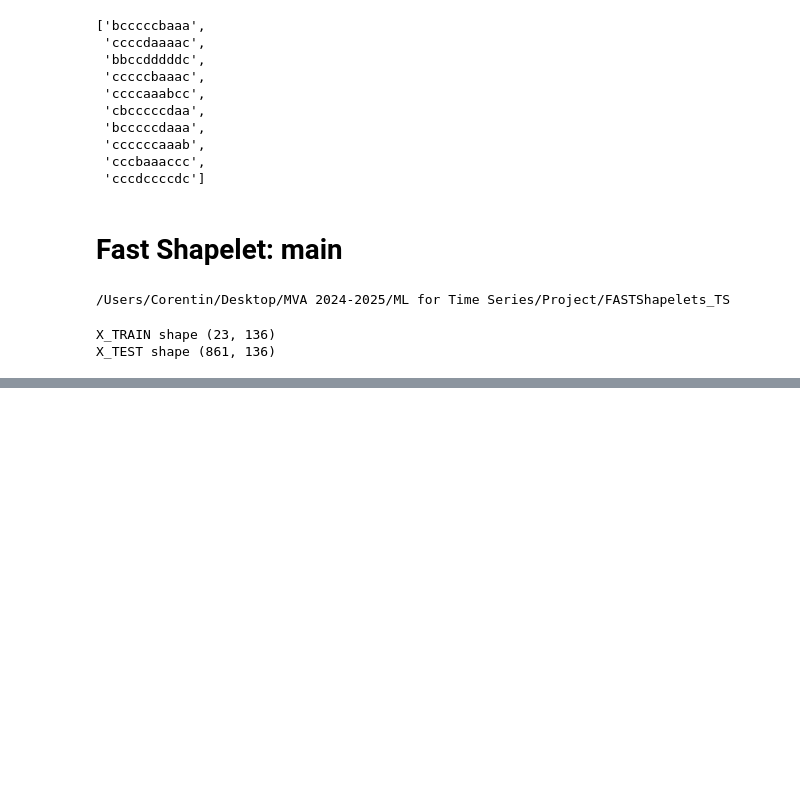
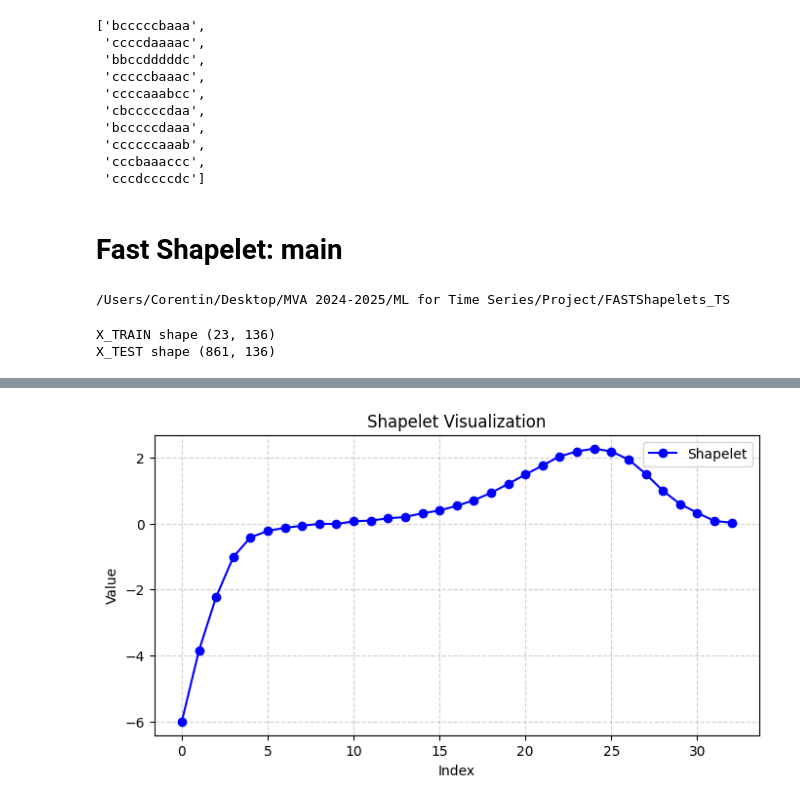
Before and after one commit to CorentinPernot/FASTShapelets_TS, a Jupyter notebook: notebooks/notebook_1.ipynb, the cells around one changed output, grey strips where cells are left out. Drawn from its saved outputs; the diff is of its cells as text; code cells hidden in the pictures; blank space fills up the shorter version.

```diff
--- a/notebooks/notebook_1.ipynb
+++ b/notebooks/notebook_1.ipynb
@@ -172,0 +194,4 @@ df_test = create_dataframe(X_test_scaled, shapelets_dict, metric=metric)
+# %%
+plot_shapelet(shapelets_dict[33])
+# %% [output]
+[figure, added]
```
Also changed, not shown: parts of 14 cells of this notebook.
